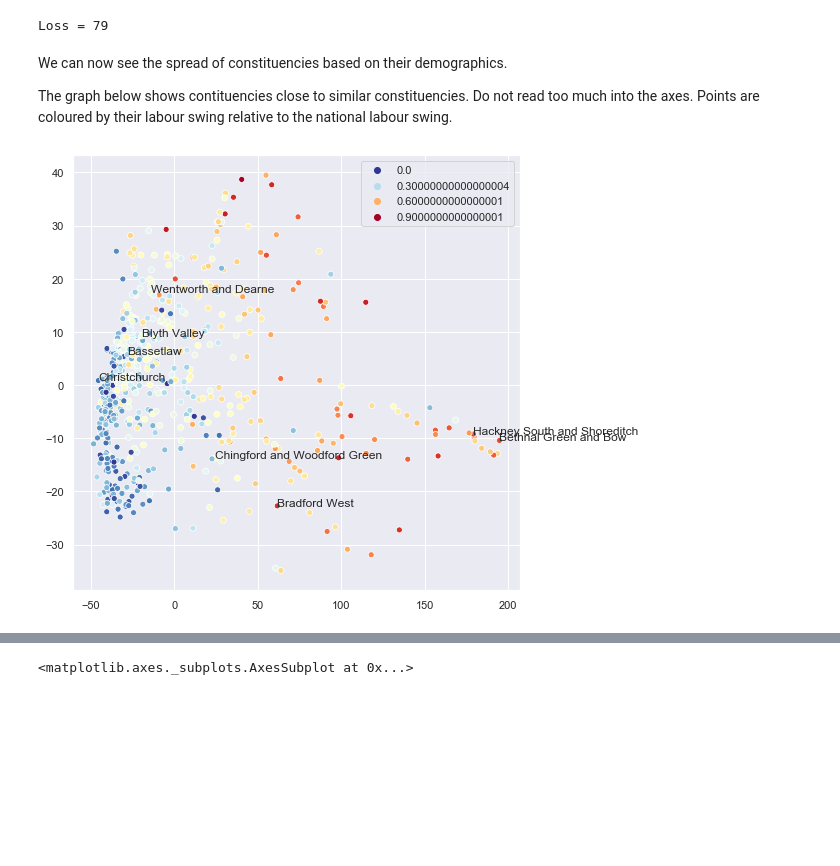
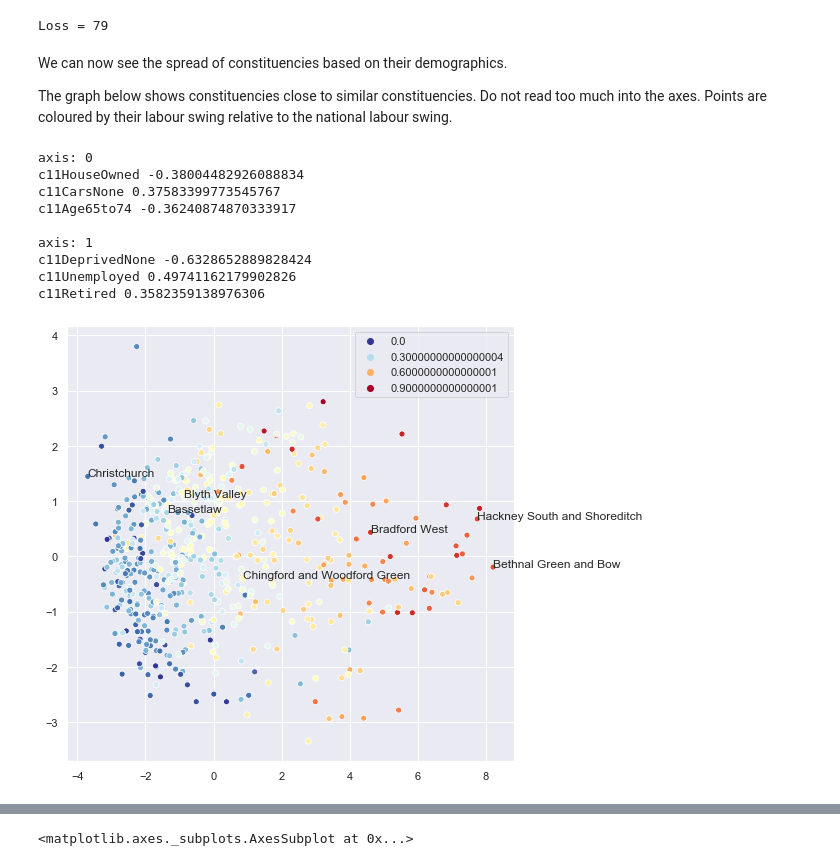
Before and after one commit to velocirobbie/labour-campaigns, a Jupyter notebook: localcampaigns.ipynb, the cells around one changed output, grey strips where cells are left out. Saved outputs shown, nothing was run; the diff lists cells and outputs as text; code cells hidden in the pictures; blank space fills up the shorter version.

```diff
--- a/localcampaigns.ipynb
+++ b/localcampaigns.ipynb
@@ -57,11 +61,11 @@ mrp  = clp.score_campaigns_mrp(election_results[year])
 # %%
 # Compile all scoring metrics into one database `scores`
 scores = pd.concat( [election_results[year]['Constituency'],
+                     uns['difference'],
                      base['lab_pc'],
                      diff['difference'],
-                     uns['difference'],
                      mrp['difference'] ],
                     axis=1, verify_integrity=True, sort=True)
-scores.columns = ['Constituency','base','diff','uns','mrp']
-scores.sort_values('uns',ascending=False).head()
+scores.columns = ['Constituency','uns','base','diff','mrp']
+scores.sort_values('uns',ascending=False).head(10)
 # %% [output]
@@ -139,7 +148,7 @@ scores = scores.loc[constits_id] # only interested in these constits now
 # %% [markdown]
 We can now see the spread of constituencies based on their demographics.
 
-The graph below shows contituencies close to similar constituencies. Do not read too much into the axes. Points are coloured by their labour swing relative to the national labour swing.
+The graph below shows constituencies close to similar constituencies. Do not read too much into the axes. Points are coloured by their labour swing relative to the national labour swing.
 # %%
 from sklearn.manifold import Isomap
 from sklearn.decomposition import PCA
@@ -149,11 +158,12 @@ def visualise_demographics(demographic_data, Embed=Isomap, colours=None, labels=
     demographic_data: Array-like, shape (n_samples, n_features)
     Embed: SKLearn Embedding class
     colours: List-like, shape (n_samples)
-    lables: List of constituency names to label
+    labels: List of constituency names to label
     """
     Ndim = 2
     embedding = Embed(n_components=Ndim)
-    X_transformed = embedding.fit_transform(demographic_data)
+    X_transformed = embedding.fit_transform(
+        preprocessing.scale(demographic_data))
     x = pd.Series(X_transformed[:,0])
     y = pd.Series(X_transformed[:,1])
 
@@ -169,23 +179,32 @@ def visualise_demographics(demographic_data, Embed=Isomap, colours=None, labels=
         df = pd.DataFrame(columns=range(Ndim),
                           index=demographic_data.columns)
         for axis in range(Ndim):
-            for feature ,x in zip(demographic_data.columns, embedding.components_[axis]):
-                df.loc[feature, axis] = x
-        print(df)
+            print("axis:", axis)
+            order = np.argsort(-abs(embedding.components_[axis]))
+            for i in order[:3]:
+                print(demographic_data.columns[i], embedding.components_[axis,i])
+            print()
 # %%
 #name_to_id
 # %%
 from sklearn.manifold import Isomap
 from sklearn.decomposition import PCA
 
 labels = ['Bethnal Green and Bow', 'Hackney South and Shoreditch',
-          'Christchurch','Bradford West','Bassetlaw','Wentworth and Dearne',
+          'Christchurch','Bradford West','Bassetlaw',
           'Blyth Valley','Chingford and Woodford Green']
-
-#colours = np.array(marginals.loc[constits_id])
-#colours = np.array(scores['uns'])
 colours = np.array(scores['base'])
 
-visualise_demographics(demographic_data, Embed=Isomap, colours=colours, labels=labels)
+visualise_demographics(demographic_data, Embed=PCA,
+                       colours=colours, labels=labels)
 # %% [output]
+axis: 0
+c11HouseOwned -0.38004482926088834
+c11CarsNone 0.37583399773545767
+c11Age65to74 -0.36240874870333917
+
+axis: 1
+c11DeprivedNone -0.6328652889828424
+c11Unemployed 0.49741162179902826
+c11Retired 0.3582359138976306
-[figure, old version]
+[figure, new version]
```
Also changed, not shown: parts of 29 cells of this notebook.
